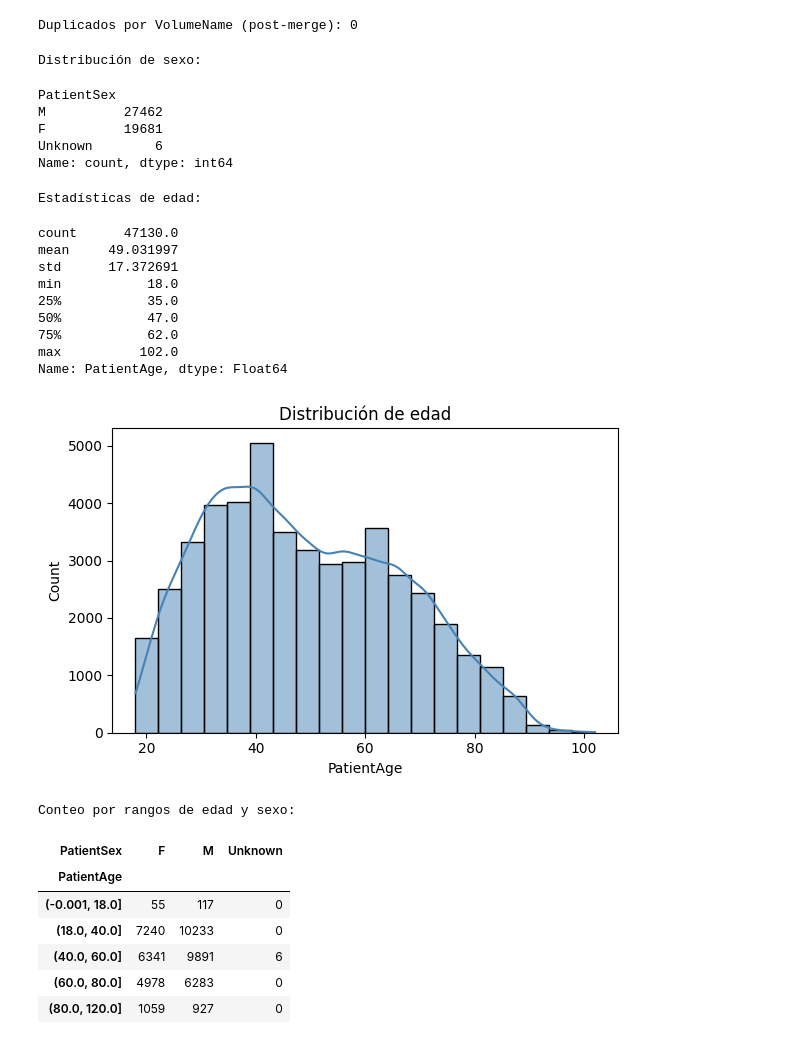
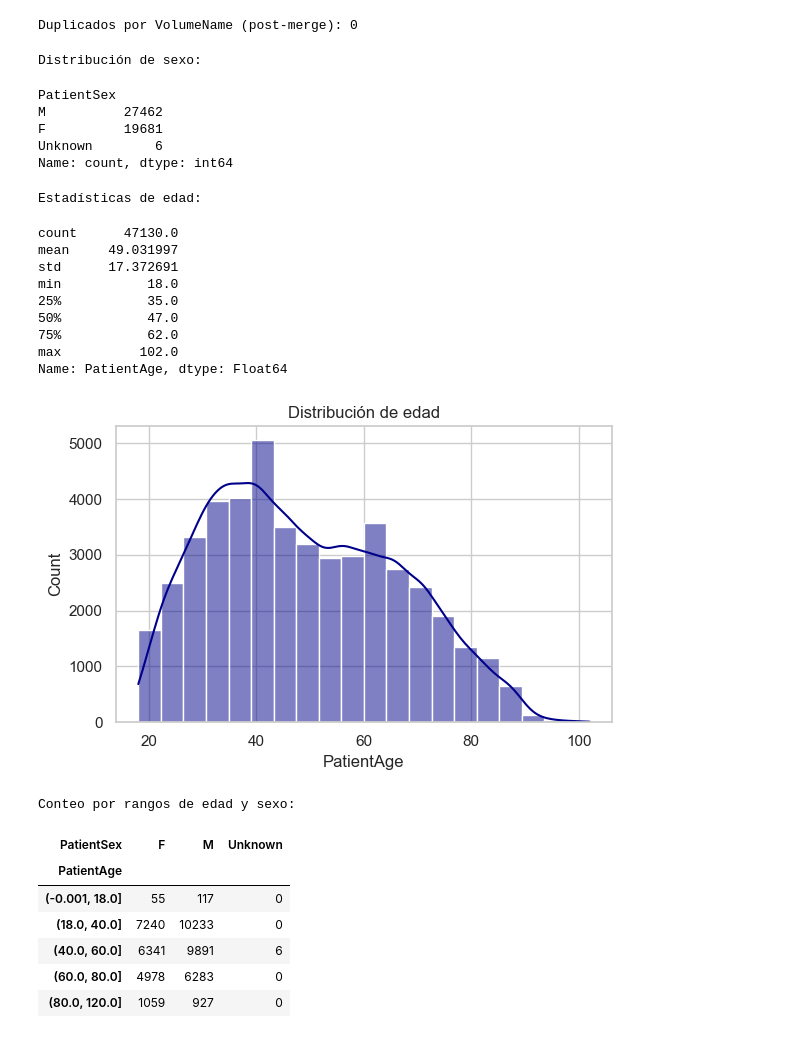
Before and after one commit to JeroHoyos/Reto-VLM3D-UNALMED, a Jupyter notebook: notebooks/otros_labels.ipynb, the cells around one changed output. Saved outputs shown, nothing was run; the diff lists cells and outputs as text; code cells hidden in the pictures.

```diff
--- a/notebooks/otros_labels.ipynb
+++ b/notebooks/otros_labels.ipynb
@@ -9,3 +11,5 @@ import nibabel as nib
+# %%
+sns.set_theme(style="whitegrid")
 # %%
 metadata_attributes_df = pd.read_excel('../datos/otros_labels/Metadata_Attributes.xlsx')
 train_label_summary_df = pd.read_excel('../datos/otros_labels/train_label_summary.xlsx')
@@ -155,7 +156,6 @@ DistanceSourceToDetector             52.06
 dtype: float64
 Duplicados por VolumeName (post-merge): 0
 # %%
-# 3) Distribución de genero y edad
 if "PatientSex" in df_full.columns:
     print("Distribución de sexo:")
     display(df_full["PatientSex"].value_counts(dropna=False))
@@ -163,35 +163,35 @@ if "PatientSex" in df_full.columns:
 if "PatientAge" in df_full.columns:
     print("Estadísticas de edad:")
     display(df_full["PatientAge"].describe())
 
     plt.figure(figsize=(6,4), facecolor="white")
-    sns.histplot(data=df_full, x="PatientAge", bins=20, kde=True, color="steelblue")
+    sns.histplot(data=df_full, x="PatientAge", bins=20, kde=True, color="darkblue")
     plt.title("Distribución de edad")
     plt.tight_layout()
     plt.show()
 
     if "PatientSex" in df_full.columns:
         grupos = pd.cut(df_full["PatientAge"], bins=[0,18,40,60,80,120], right=True, include_lowest=True)
         print("Conteo por rangos de edad y sexo:")
         display(pd.crosstab(grupos, df_full["PatientSex"]))
 # %% [output]
 Distribución de sexo:
 PatientSex
 M          27462
 F          19681
 Unknown        6
 Name: count, dtype: int64
 Estadísticas de edad:
 count      47130.0
 mean     49.031997
 std      17.372691
 min           18.0
 25%           35.0
 50%           47.0
 75%           62.0
 max          102.0
 Name: PatientAge, dtype: Float64
-[figure, old version]
+[figure, new version]
 Conteo por rangos de edad y sexo:
 | PatientSex | F | M | Unknown |
 | PatientAge |  |  |  |
```
Also changed, not shown: parts of 8 cells of this notebook.
